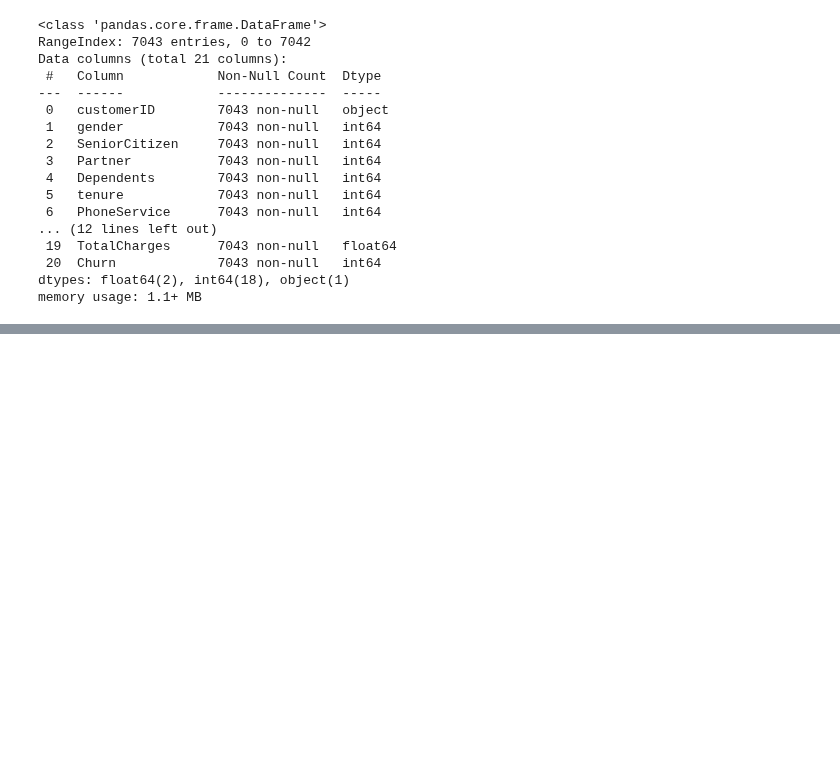
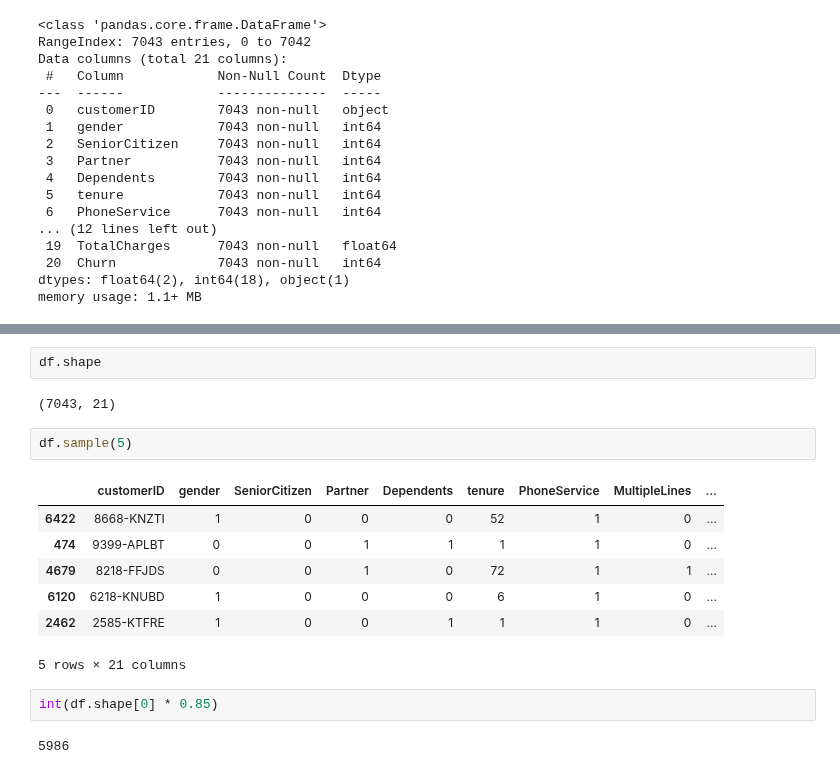
Before and after one commit to yuchild/erik_interviewqs, a Jupyter notebook: avg_lifetime_value_of_customers.ipynb, the cells around one changed output, grey strips where cells are left out. Cells and saved outputs as stored; diff of their text form; blank space fills up the shorter version.

```diff
--- a/avg_lifetime_value_of_customers.ipynb
+++ b/avg_lifetime_value_of_customers.ipynb
@@ -466,0 +476,18 @@ memory usage: 1.1+ MB
+# %%
+df.shape
+# %% [output]
+(7043, 21)
+# %%
+df.sample(5)
+# %% [output]
+|  | customerID | gender | SeniorCitizen | Partner | Dependents | tenure | PhoneService | MultipleLines | ... |
+| 6422 | 8668-KNZTI | 1 | 0 | 0 | 0 | 52 | 1 | 0 | ... |
+| 474 | 9399-APLBT | 0 | 0 | 1 | 1 | 1 | 1 | 0 | ... |
+| 4679 | 8218-FFJDS | 0 | 0 | 1 | 0 | 72 | 1 | 1 | ... |
+| 6120 | 6218-KNUBD | 1 | 0 | 0 | 0 | 6 | 1 | 0 | ... |
+| 2462 | 2585-KTFRE | 1 | 0 | 0 | 1 | 1 | 1 | 0 | ... |
+5 rows × 21 columns
+# %%
+int(df.shape[0] * 0.85)
+# %% [output]
+5986
```
Also changed, not shown: parts of 25 cells of this notebook.
